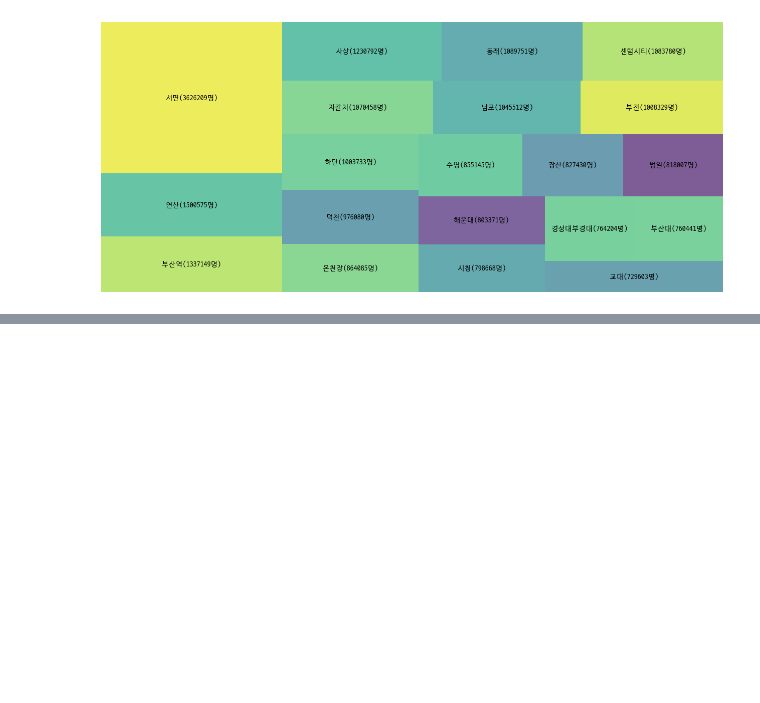
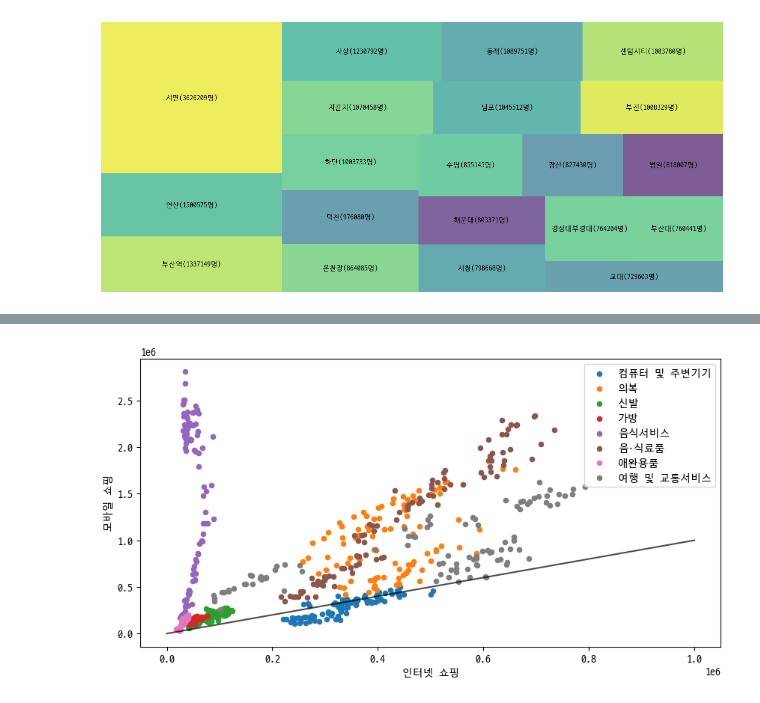
Before and after one commit to YB3698/python_pyb, a Jupyter notebook: py11_지하철이용현황분석.ipynb, the cells around one changed output, grey strips where cells are left out. Cells and saved outputs as stored; diff of their text form; code cells hidden in the pictures; blank space fills up the shorter version.

```diff
--- a/py11_지하철이용현황분석.ipynb
+++ b/py11_지하철이용현황분석.ipynb
@@ -138,0 +345,5 @@ plt.show()
+# %%
+file_path = "./ref/온라인쇼핑몰_판매매체별_상품군별거래액_20250227150411.csv"
+ori = pd.read_csv(file_path, encoding="EUC-KR")
+ori.columns = ["category","date","internet","mobile"]
+ori.tail()
@@ -138,0 +357,6 @@ plt.show()
+# %%
+print("수정전")
+print(ori['date'].tail)
+ori['date'] = ori['date'].map(lambda x:x.rstrip(" p)")) # 없애는 것도 가능
+print("수정후")
+print(ori['date'].tail())
@@ -138,0 +384,4 @@ plt.show()
+# %%
+ori['date'] = pd.to_datetime(ori["date"], format='%Y.%m')
+ori.dtypes
+ori.head()
@@ -138,0 +418,6 @@ plt.show()
+# %%
+ex1_data = ori.copy()
+# ex1_data[ex1_data['category']=='음식서비스']
+obj = ['컴퓨터 및 주변기기','의복','신발','가방','음식서비스','음·식료품','애완용품','여행 및 교통서비스']
+ex1_data = ex1_data[ex1_data['category'].isin(obj)]
+ex1_data.sample(5)
@@ -138,0 +431,19 @@ plt.show()
+# %%
+fig, ax = plt.subplots(figsize=(10,5))
+
+category = obj # ['컴퓨터 및 주변기기','의복','신발','가방','음식서비스','음·식료품','애완용품','여행 및 교통서비스']
+for cate in obj:
+    category_data = ex1_data[ex1_data['category'] == cate]
+    x_data = category_data['internet']
+    y_data = category_data['mobile']
+    ax.scatter(x_data, y_data, s = 20, label = cate)
+
+
+ax.set_xlabel("인터넷 쇼핑")
+ax.set_ylabel("모바일 쇼핑")
+ax.legend(loc="best")
+ax.plot([0,1000000],[0,1000000],'k-',alpha=0.7)
+plt.show()
+# print(category_data,x_data,y_data)
+# %% [output]
+[figure, added]
```
Also changed, not shown: parts of 12 cells of this notebook, 26 other files.
